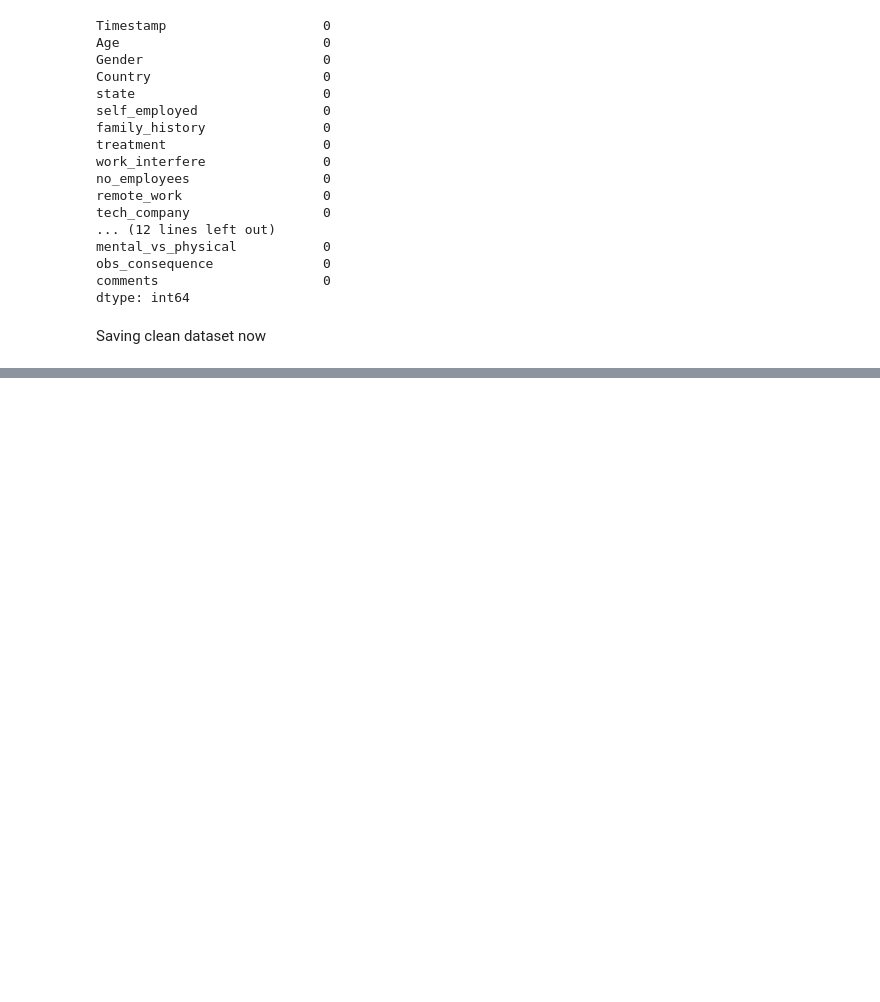
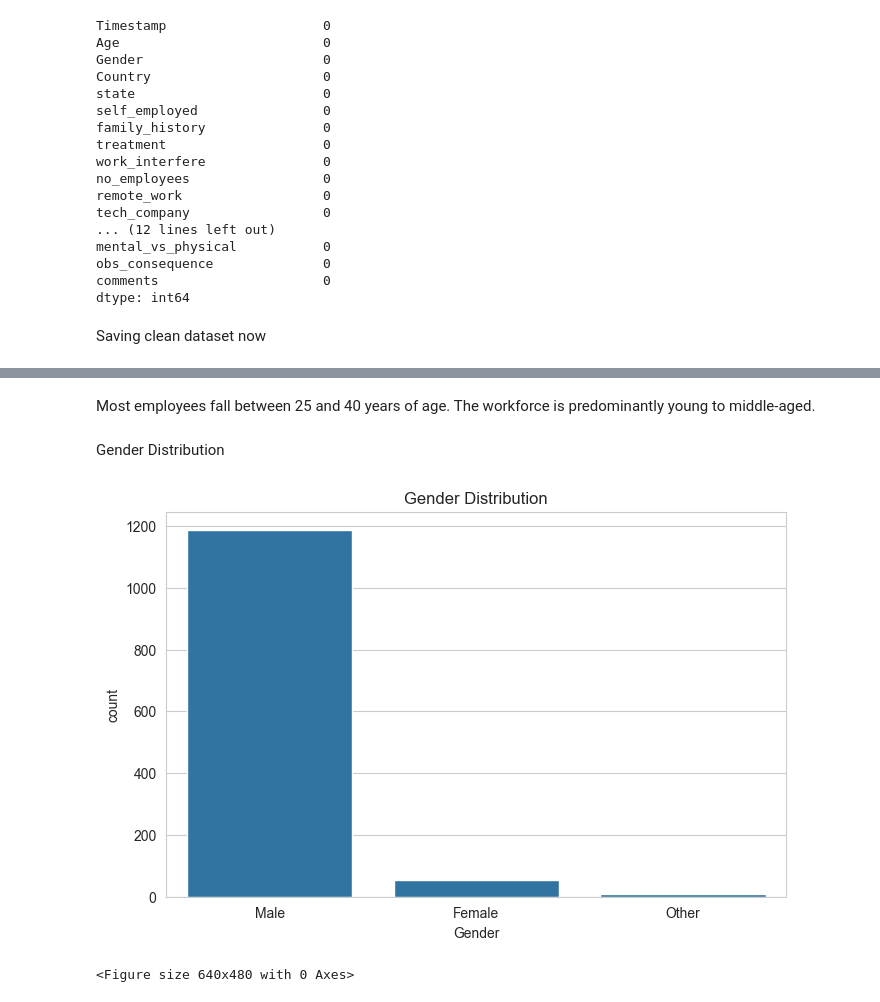
Before and after one commit to patelshivam109/Mental_Health_Sentiment_Analyzer, a Jupyter notebook: Notebooks/day1_eda.ipynb, the cells around one changed output, grey strips where cells are left out. Drawn from its saved outputs; the diff is of its cells as text; code cells hidden in the pictures; blank space fills up the shorter version.

```diff
--- a/Notebooks/day1_eda.ipynb
+++ b/Notebooks/day1_eda.ipynb
@@ -261,0 +288,17 @@ df.to_csv("../data/cleaned_survey.csv", index=False)
+# %% [markdown]
+Most employees fall between 25 and 40 years of age.
+The workforce is predominantly young to middle-aged.
+# %% [markdown]
+Gender Distribution
+# %%
+plt.figure(figsize=(8,5))
+
+sns.countplot(x="Gender", data=df)
+
+plt.title("Gender Distribution")
+
+plt.show()
+plt.savefig("../visuals/gender_distribution.png")
+# %% [output]
+[figure, added]
+<Figure size 640x480 with 0 Axes>
```
Also changed, not shown: parts of 18 cells of this notebook, 6 other files.
